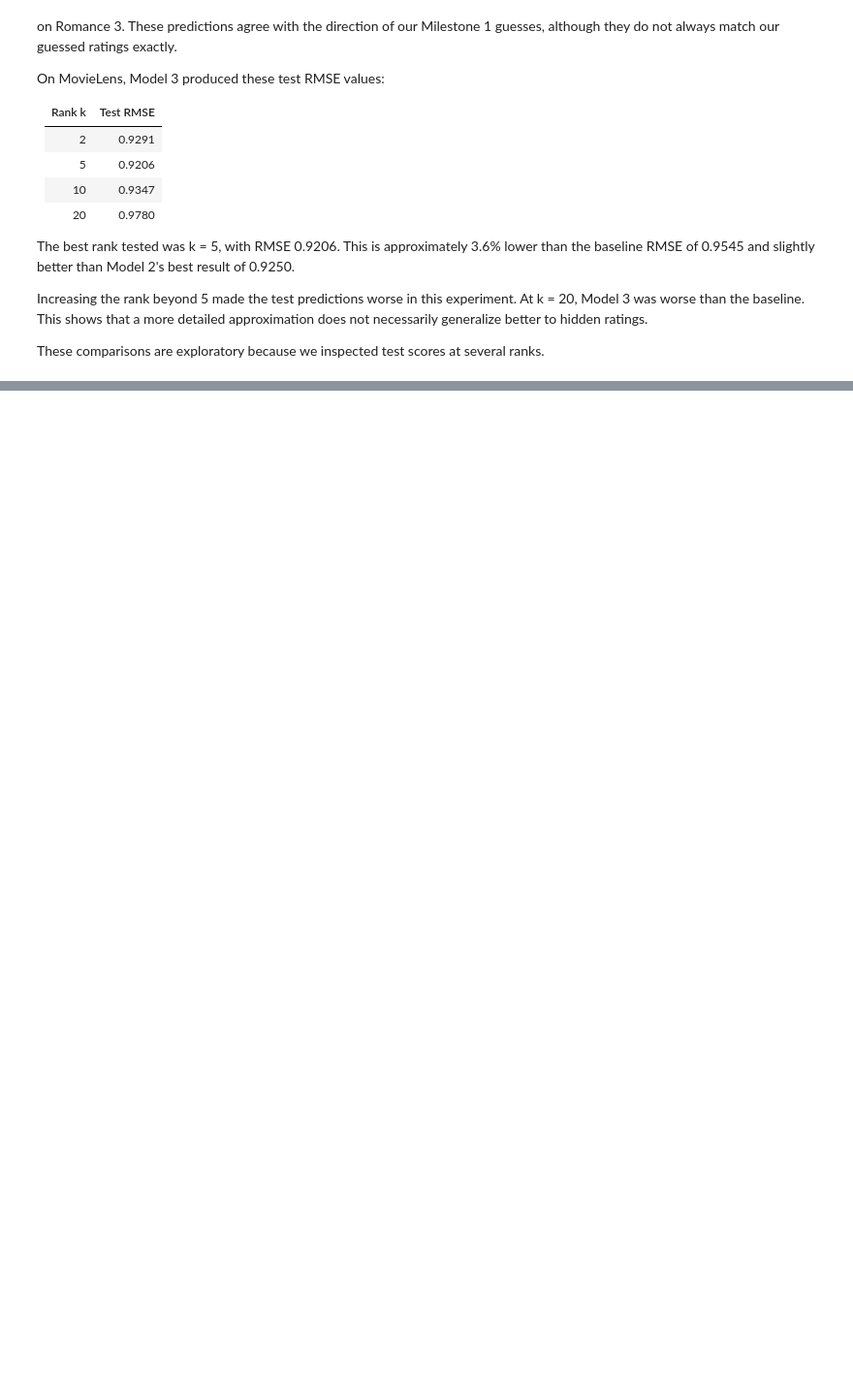
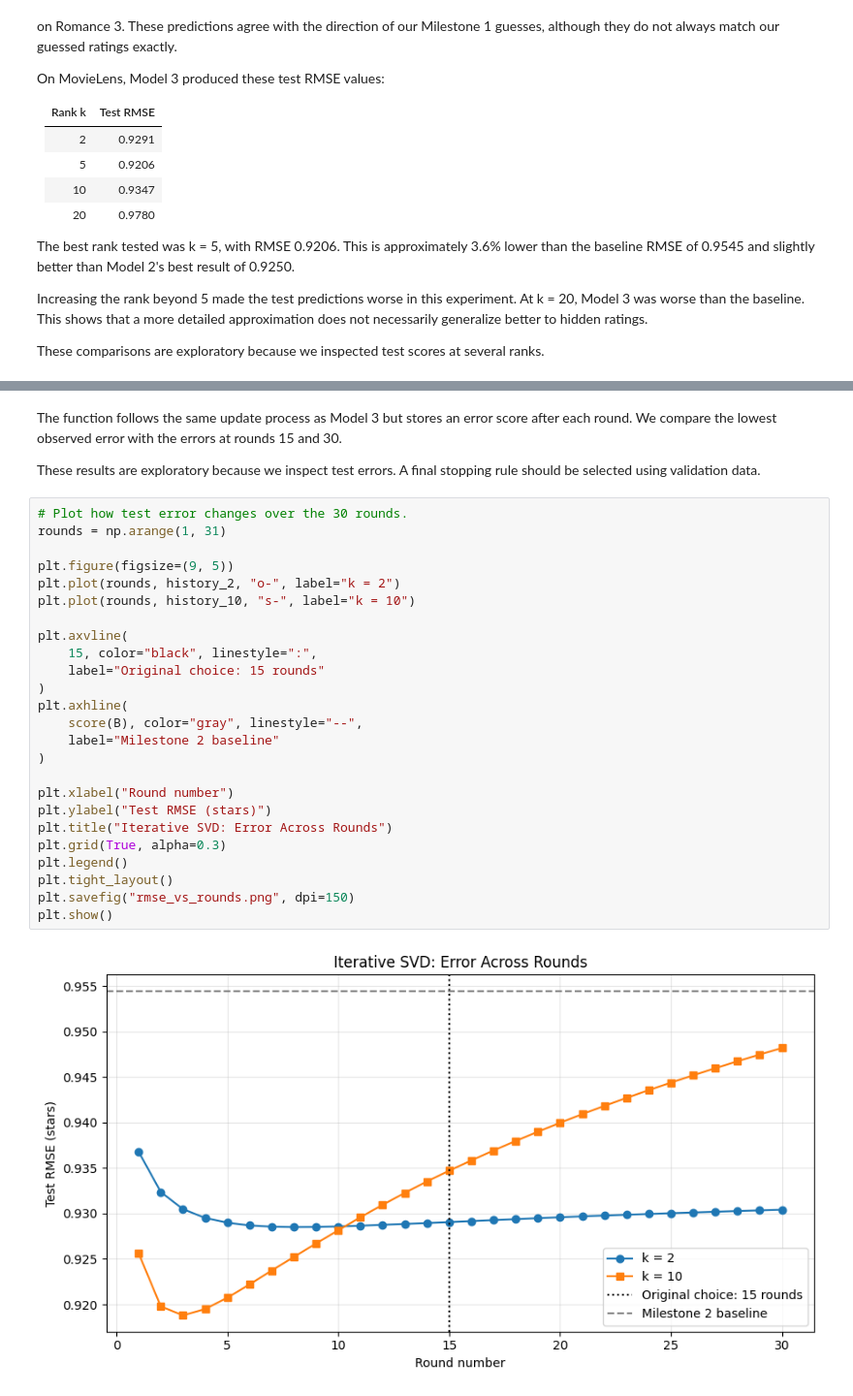
Before and after one commit to KeertanPatel-CS/movie_recommender-svd, a Jupyter notebook: notebooks/03_low_rank.ipynb, the cells around one changed output, grey strips where cells are left out. Shown at 97% size. Saved outputs shown, nothing was run; the diff lists cells and outputs as text; blank space fills up the shorter version.

Commit message:
Milestone 3: completed exercises and results analysis

```diff
--- a/notebooks/03_low_rank.ipynb
+++ b/notebooks/03_low_rank.ipynb
@@ -493,0 +645,34 @@ at several ranks.
+# %% [markdown]
+The function follows the same update process as Model 3 but stores
+an error score after each round. We compare the lowest observed error
+with the errors at rounds 15 and 30.
+
+These results are exploratory because we inspect test errors.
+A final stopping rule should be selected using validation data.
+# %%
+# Plot how test error changes over the 30 rounds.
+rounds = np.arange(1, 31)
+
+plt.figure(figsize=(9, 5))
+plt.plot(rounds, history_2, "o-", label="k = 2")
+plt.plot(rounds, history_10, "s-", label="k = 10")
+
+plt.axvline(
+    15, color="black", linestyle=":",
+    label="Original choice: 15 rounds"
+)
+plt.axhline(
+    score(B), color="gray", linestyle="--",
+    label="Milestone 2 baseline"
+)
+
+plt.xlabel("Round number")
+plt.ylabel("Test RMSE (stars)")
+plt.title("Iterative SVD: Error Across Rounds")
+plt.grid(True, alpha=0.3)
+plt.legend()
+plt.tight_layout()
+plt.savefig("rmse_vs_rounds.png", dpi=150)
+plt.show()
+# %% [output]
+[figure, added]
```
Also changed, not shown: parts of 16 cells of this notebook.
